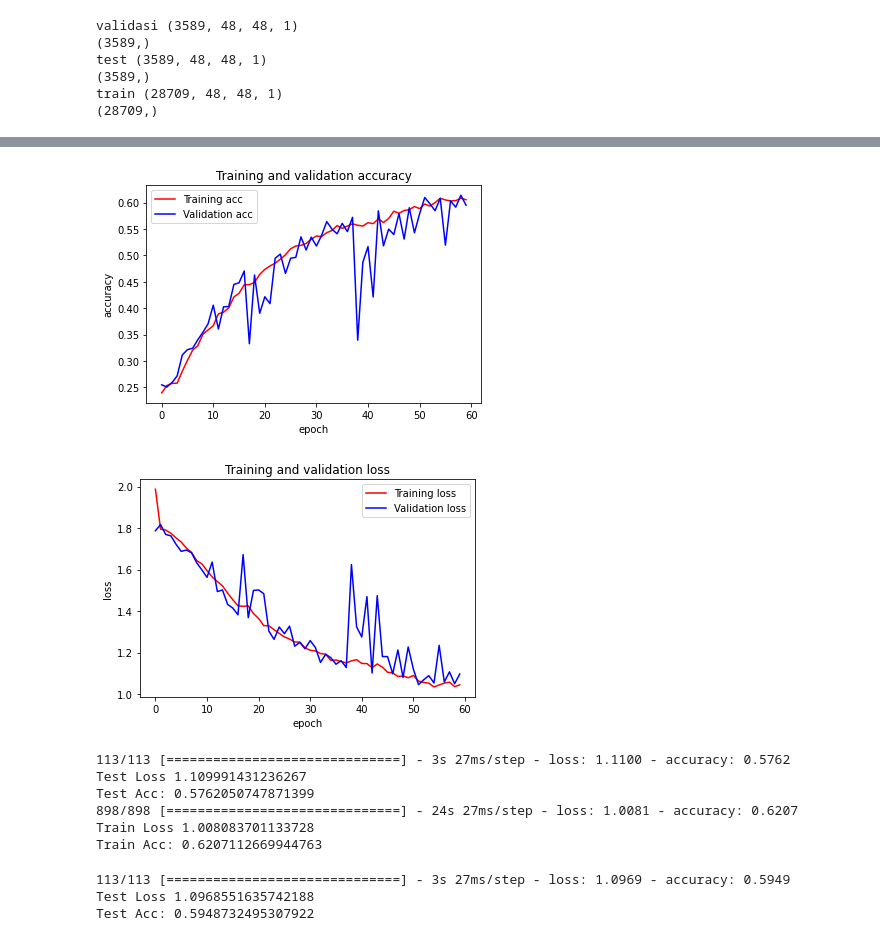
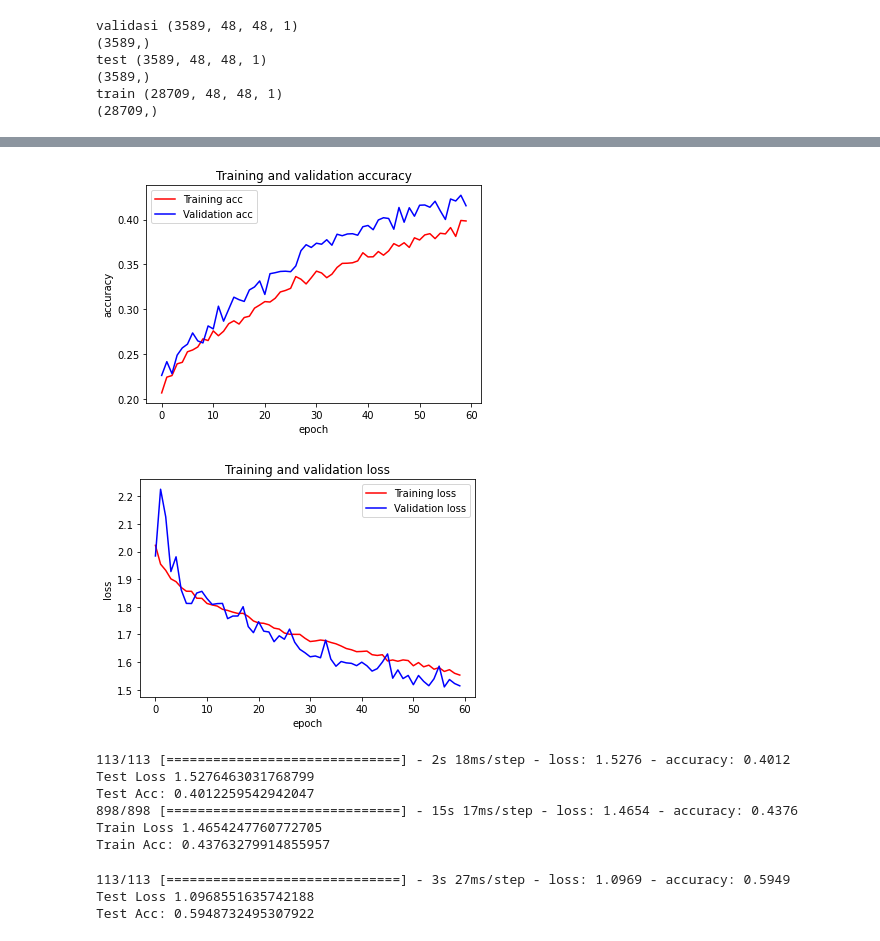
Before and after one commit to senapahlevi/FER2013_Resnet50_WeightNone, a Jupyter notebook: fix/FER2013_Resnet50_weightnone_fixTrainTestVal.ipynb, the cells around one changed output, grey strips where cells are left out. Drawn from its saved outputs; the diff is of its cells as text; code cells hidden in the pictures.

Commit message:
SGD_LR=0.001_BS:64_epochs60_resnet50ori_Aug:rr,sr,ws,hs,zr,hf

```diff
--- a/fix/FER2013_Resnet50_weightnone_fixTrainTestVal.ipynb
+++ b/fix/FER2013_Resnet50_weightnone_fixTrainTestVal.ipynb
@@ -156,7 +158,7 @@ def convolutional_block(X, f, filters, stage, block, s = 2):
 
     return X
 # %%
-def ResNet50(input_shape = (48,48,1), classes = 7):
+"""def ResNet50(input_shape = (48,48,1), classes = 7):
     """
     Implementation of the popular ResNet50 the following architecture:
     CONV2D -> BATCHNORM -> RELU -> MAXPOOL -> CONVBLOCK -> IDBLOCK*2 -> CONVBLOCK -> IDBLOCK*3
@@ -222,9 +224,9 @@ def ResNet50(input_shape = (48,48,1), classes = 7):
     # Create model
     model = Model(inputs = X_input, outputs = X, name='ResNet50')
 
-    return model
+    return model"""
 # %%
-"""def ResNet50ori(input_shape = (48, 48, 1), classes = 7):
+def ResNet50ori(input_shape = (48, 48, 1), classes = 7):
     """
     Implementation of the popular ResNet50 the following architecture:
     CONV2D -> BATCHNORM -> RELU -> MAXPOOL -> CONVBLOCK -> IDBLOCK*2 -> CONVBLOCK -> IDBLOCK*3
@@ -286,7 +288,7 @@ def ResNet50(input_shape = (48,48,1), classes = 7):
     # Create model
     model = Model(inputs = X_input, outputs = X, name='ResNet50ori')
 
-    return model"""
+    return model
 # %%
 import cv2
 import pandas as pd
@@ -420,8 +422,8 @@ num_classes = 7
 
 
 from keras.optimizers import Adam, SGD
-model = ResNet50(input_shape = (48, 48, 1), classes = 7)
-optimizer = SGD(learning_rate=0.02)
+model = ResNet50ori(input_shape = (48, 48, 1), classes = 7)
+optimizer = SGD(learning_rate=0.001)
 model.compile(optimizer= optimizer, loss='sparse_categorical_crossentropy', metrics=['accuracy'])
 # %%
 #kita mau save model callbacks
@@ -495,31 +497,31 @@ Epoch 60/60
 # %%
 import matplotlib.pyplot as plt
 
-model.save('/content/drive/MyDrive/FER2013KaggleOri/fer2013/Resnet50Scracth/scratchcheckpoint/Fix_Model_resnet50AUGScracthSGD4.h5')
+model.save('/content/drive/MyDrive/FER2013KaggleOri/fer2013/Resnet50Scracth/scratchcheckpoint/Fix_Model_resnet50oriSGD1st.h5')
 
 #gffhgffkjkjdskjjkjkjkjhjhnnn
 accuracy = history.history['accuracy']
 val_accuracy = history.history['val_accuracy']
 loss = history.history['loss']
 val_loss = history.history['val_loss']
 num_epochs = range(len(accuracy))
 plt.plot(num_epochs, accuracy, 'r', label='Training acc')
 plt.plot(num_epochs, val_accuracy, 'b', label='Validation acc')
 plt.title('Training and validation accuracy')
 plt.ylabel('accuracy')
 plt.xlabel('epoch')
 plt.legend()
 plt.figure()
 plt.plot(num_epochs, loss, 'r', label='Training loss')
 plt.plot(num_epochs, val_loss, 'b', label='Validation loss')
 plt.title('Training and validation loss')
 plt.ylabel('loss')
 plt.xlabel('epoch')
 plt.legend()
 plt.show()
 # %% [output]
-[figure, old version]
+[figure, new version]
-[figure, old version]
+[figure, new version]
 # %%
 testloss = model.evaluate(xtest, ytest)
 print("Test Loss " + str(testloss[0]))
@@ -528,12 +530,12 @@ trainloss = model.evaluate(xtrain, ytrain)
 print("Train Loss " + str(trainloss[0]))
 print("Train Acc: " + str(trainloss[1]))
 # %% [output]
-113/113 [==============================] - 3s 27ms/step - loss: 1.1100 - accuracy: 0.5762
-Test Loss 1.109991431236267
-Test Acc: 0.5762050747871399
-898/898 [==============================] - 24s 27ms/step - loss: 1.0081 - accuracy: 0.6207
-Train Loss 1.008083701133728
-Train Acc: 0.6207112669944763
+113/113 [==============================] - 2s 18ms/step - loss: 1.5276 - accuracy: 0.4012
+Test Loss 1.5276463031768799
+Test Acc: 0.4012259542942047
+898/898 [==============================] - 15s 17ms/step - loss: 1.4654 - accuracy: 0.4376
+Train Loss 1.4654247760772705
+Train Acc: 0.43763279914855957
 # %%
 testlosz = model.evaluate(x_val, y_val)
 print("Test Loss " + str(testlosz[0]))
```
Also changed, not shown: parts of 10 cells of this notebook.
